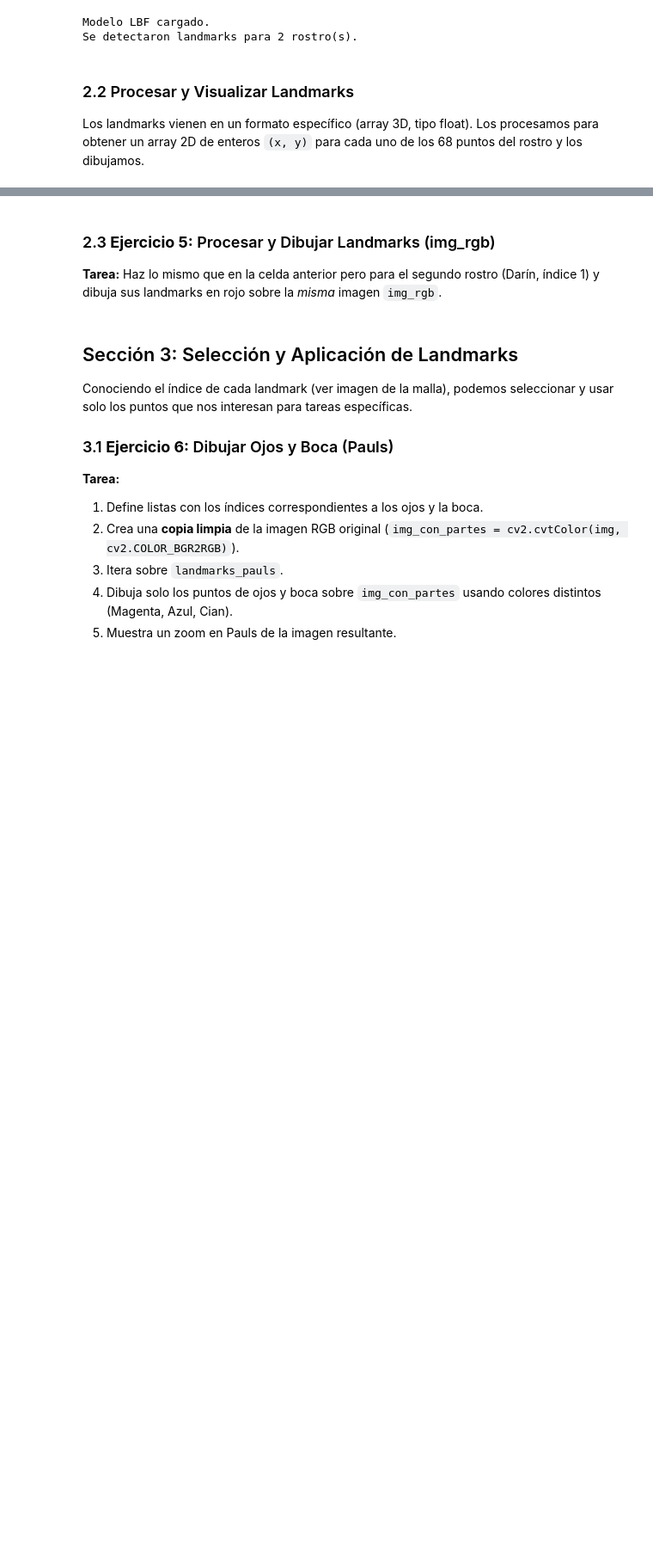
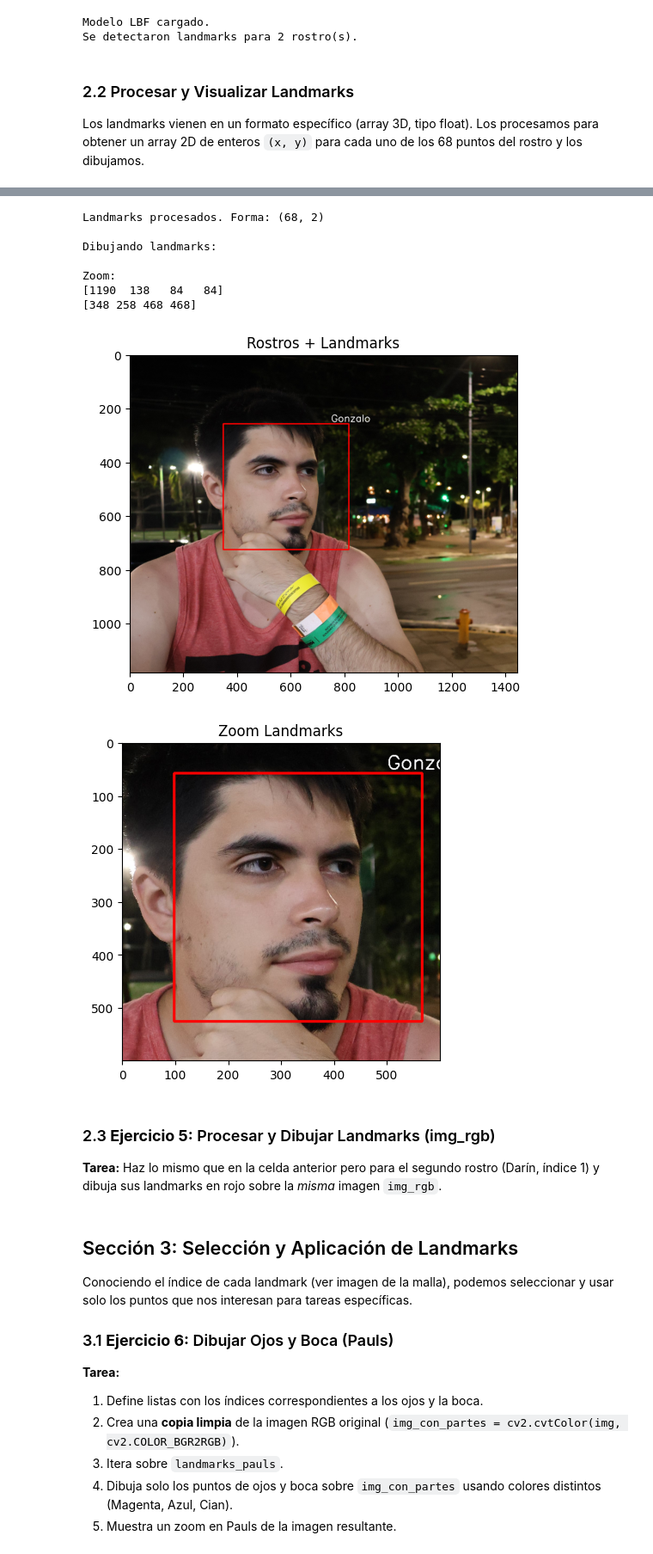
Before and after one commit to gimb99/PDI_BARTHOU_GONZALO, a Jupyter notebook: ejercicioIntegrador2/ejercicioIntegrador2_Entregable.ipynb, the cells around one changed output, grey strips where cells are left out. Shown at 86% size. Cells and saved outputs as stored; diff of their text form; code cells hidden in the pictures; blank space fills up the shorter version.

```diff
--- a/ejercicioIntegrador2/ejercicioIntegrador2_Entregable.ipynb
+++ b/ejercicioIntegrador2/ejercicioIntegrador2_Entregable.ipynb
@@ -295,3 +268,51 @@ Zoom:
+# %%
+def dibujar():
+  # Dibujar sobre la imagen 'img_rgb' (que ya tiene boxes/nombres)
+  print("\nDibujando landmarks:")
+  for x, y in landmarks:
+      cv2.circle(img_rgb, (x, y), 0, (0, 255, 0), 1) # Radio 0, grosor 1 para punto pequeño
+  plt.imshow(img_rgb)
+  plt.title("Rostros + Landmarks")
+
+  # Mostrar zoom
+  print("\nZoom:")
+  plt.figure()
+
+  # [200:800, 250:850]
+  print(faces[0])
+  print(faces[1])
+  endY = y+h
+  endX = x+w
+
+  #img_landmarks = img_rgb[y:y+h, x:x+w]
+  # Por que no funciona con [y:endY, x:endX] ???
+  # Me pudri de debuggear esto, no llego con los tiempos
+  img_landmarks = img_rgb[200:800, 250:850]
+  plt.imshow(img_landmarks)
+  plt.title("Zoom Landmarks")
+
+# Procesar y dibujar landmarks
+img_rgb = imgRectangles
+if all_landmarks is not None and len(all_landmarks) >= 1:
+  # Landmarks del primer rostro (indice 0)
+  landmarks = all_landmarks[0]
+  # Quitar dimensión extra y convertir a enteros
+  landmarks = landmarks[0].astype(int)
+  print("Landmarks procesados. Forma:", landmarks.shape) # Debe ser (68, 2)
+  dibujar()
+
+else:
+  print("No hay landmarks disponibles para procesar.")
+# %% [output]
+Landmarks procesados. Forma: (68, 2)
+
+Dibujando landmarks:
+
+Zoom:
+[1190  138   84   84]
+[348 258 468 468]
+[figure, added]
+[figure, added]
 # %% [markdown]
 ### 2.3 **Ejercicio 5:** Procesar y Dibujar Landmarks (img_rgb)
 
```
Also changed, not shown: parts of 7 cells of this notebook.
